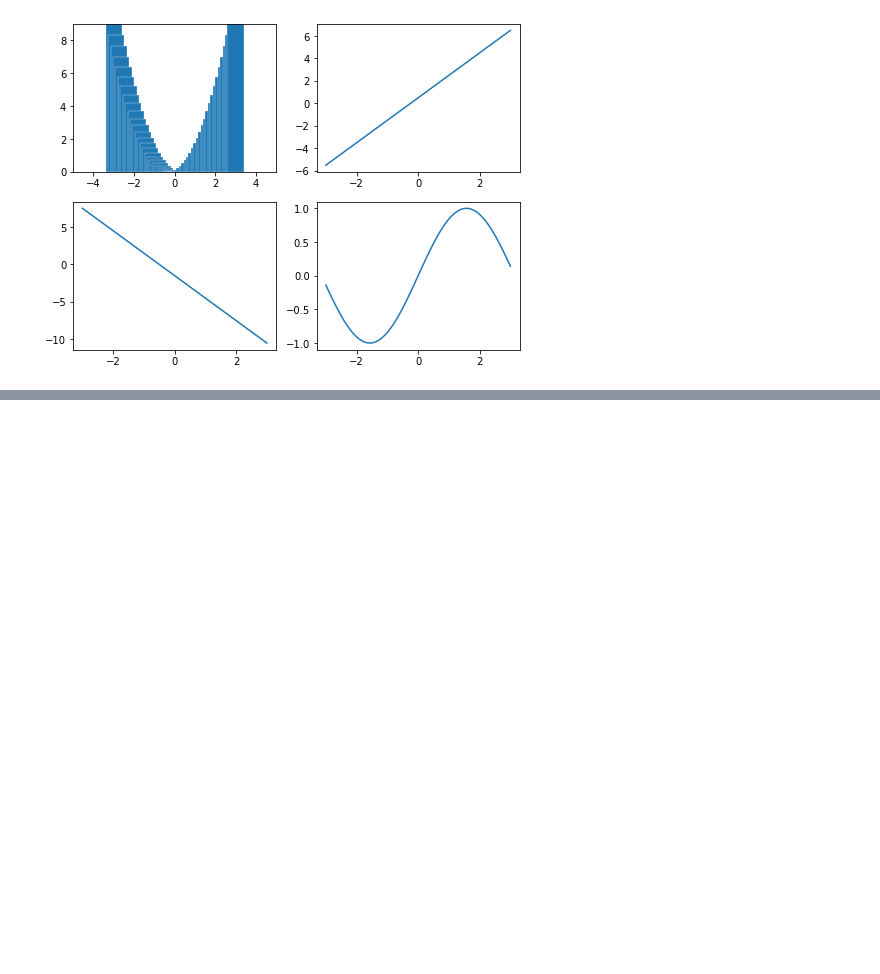
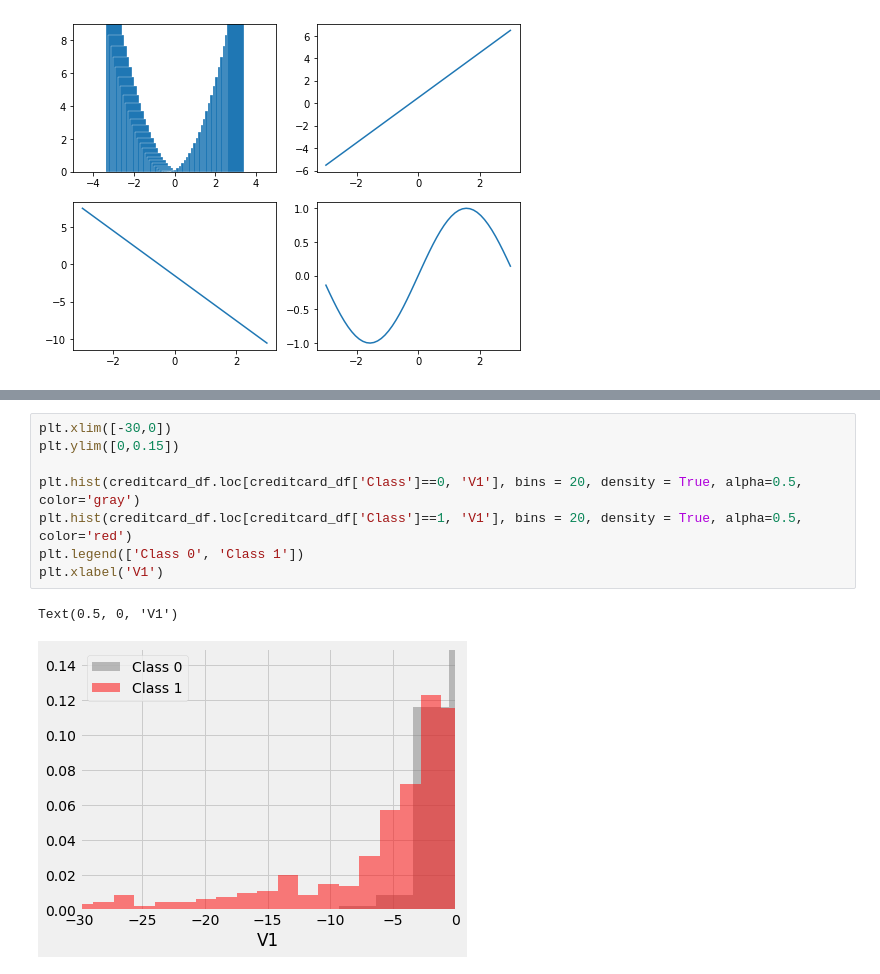
Before and after one commit to Haikson/PythonDS, a Jupyter notebook: unit1/task3.ipynb, the cells around one changed output, grey strips where cells are left out. Cells and saved outputs as stored; diff of their text form; blank space fills up the shorter version.

```diff
--- a/unit1/task3.ipynb
+++ b/unit1/task3.ipynb
@@ -112,0 +141,11 @@ fig.show()
+# %%
+plt.xlim([-30,0])
+plt.ylim([0,0.15])
+
+plt.hist(creditcard_df.loc[creditcard_df['Class']==0, 'V1'], bins = 20, density = True, alpha=0.5, color='gray')
+plt.hist(creditcard_df.loc[creditcard_df['Class']==1, 'V1'], bins = 20, density = True, alpha=0.5, color='red')
+plt.legend(['Class 0', 'Class 1'])
+plt.xlabel('V1')
+# %% [output]
+Text(0.5, 0, 'V1')
+[figure, added]
```
Also changed, not shown: parts of 4 cells of this notebook.
